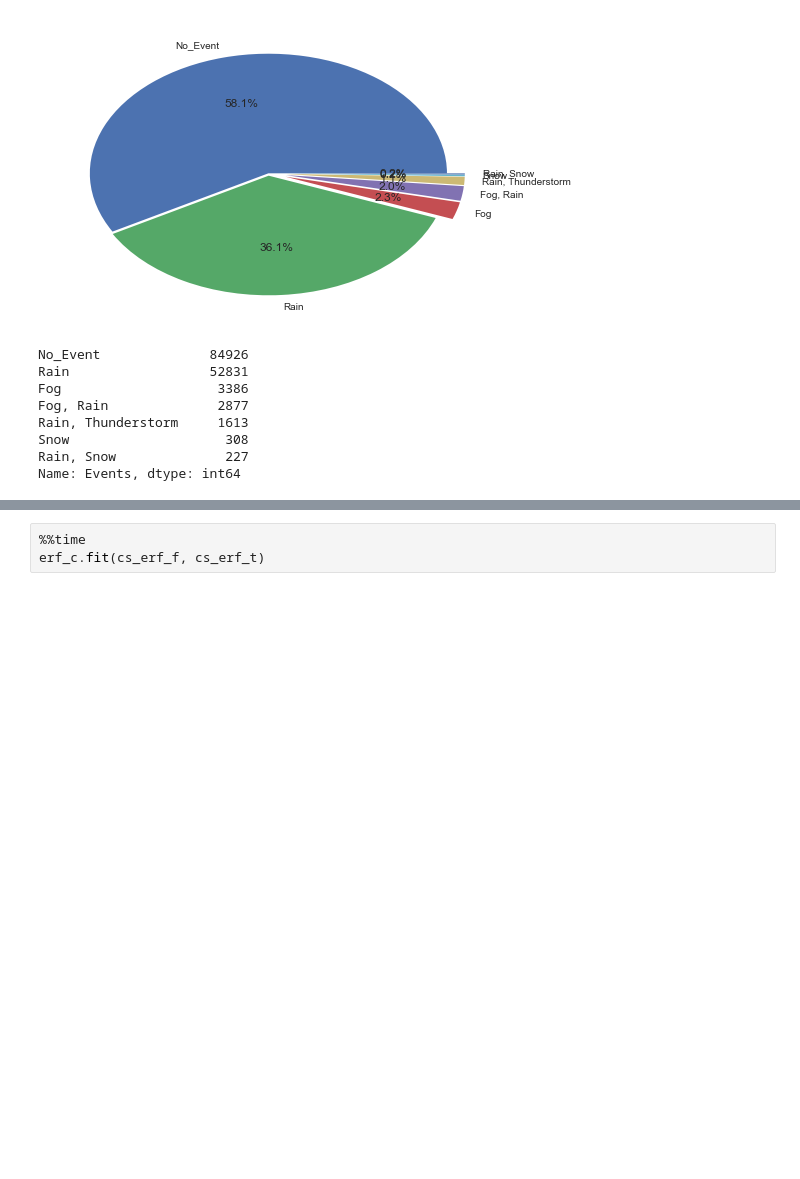
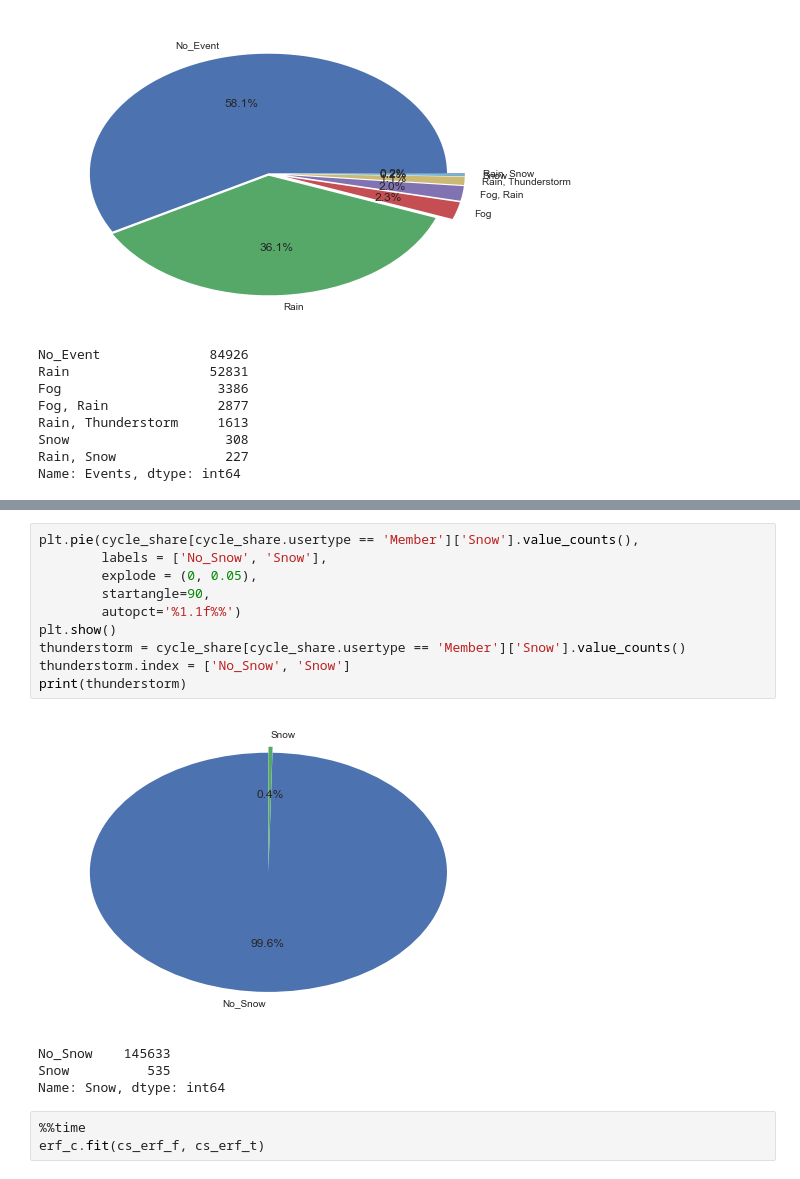
Before and after one commit to shinv1234/cycle_share, a Jupyter notebook: cycle_share_tripduration_predict_tree.ipynb, the cells around one changed output, grey strips where cells are left out. Cells and saved outputs as stored; diff of their text form; blank space fills up the shorter version.

```diff
--- a/cycle_share_tripduration_predict_tree.ipynb
+++ b/cycle_share_tripduration_predict_tree.ipynb
@@ -354,3 +397,18 @@ Name: Events, dtype: int64
+# %%
+plt.pie(cycle_share[cycle_share.usertype == 'Member']['Snow'].value_counts(),
+        labels = ['No_Snow', 'Snow'],
+        explode = (0, 0.05),
+        startangle=90,
+        autopct='%1.1f%%')
+plt.show()
+thunderstorm = cycle_share[cycle_share.usertype == 'Member']['Snow'].value_counts()
+thunderstorm.index = ['No_Snow', 'Snow']
+print(thunderstorm)
+# %% [output]
+[figure, added]
+No_Snow    145633
+Snow          535
+Name: Snow, dtype: int64
 # %%
 %%time
 erf_c.fit(cs_erf_f, cs_erf_t)
```
Also changed, not shown: parts of 5 cells of this notebook, 2 other files.
